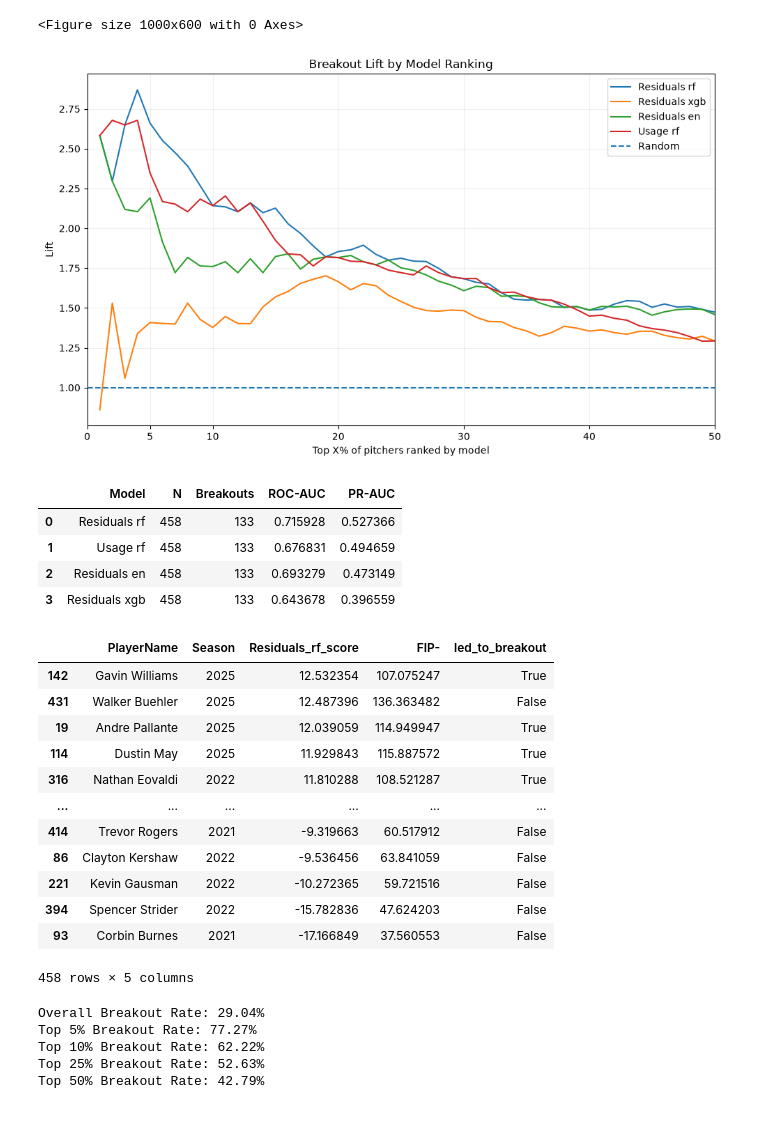
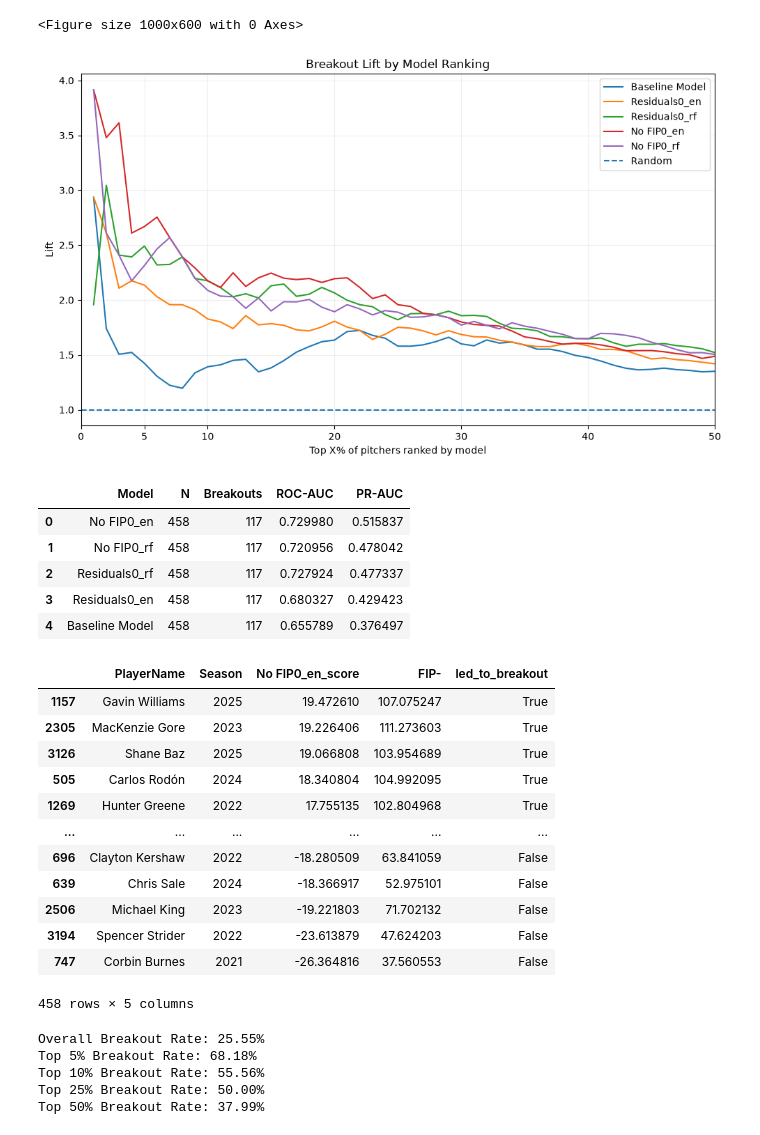
Before and after one commit to lemonannn/lppm_plus, a Jupyter notebook: example_analysis.ipynb, the cells around one changed output. Drawn from its saved outputs; the diff is of its cells as text; code cells hidden in the pictures.

Commit message:
pretty ready for write-up, just need stuff+ analysis'

```diff
--- a/example_analysis.ipynb
+++ b/example_analysis.ipynb
@@ -6,7 +7,7 @@ from single_analysis import Analysis
 pd.set_option('display.max_rows', 10)
 pd.set_option('display.max_columns', 10)
 # %%
-analysis_df = helpy.get_analysis_df(.08, 100, 3)
+analysis_df = helpy.get_analysis_df(.10, 100, 2)
 # %%
 # list of models to test effectiveness of
 training_range = (2007, 2020)
@@ -49,35 +50,36 @@ base_analysis.results_df
 # %%
-base_analysis.get_model_metrics()
+base_analysis.get_model_metrics(display_figure=True)
 # %% [output]
 <Figure size 1000x600 with 0 Axes>
-[figure, old version]
+[figure, new version]
 |  | Model | N | Breakouts | ROC-AUC | PR-AUC |
-| 0 | Residuals rf | 458 | 133 | 0.715928 | 0.527366 |
-| 1 | Usage rf | 458 | 133 | 0.676831 | 0.494659 |
-| 2 | Residuals en | 458 | 133 | 0.693279 | 0.473149 |
-| 3 | Residuals xgb | 458 | 133 | 0.643678 | 0.396559 |
+| 0 | No FIP0_en | 458 | 117 | 0.729980 | 0.515837 |
+| 1 | No FIP0_rf | 458 | 117 | 0.720956 | 0.478042 |
+| 2 | Residuals0_rf | 458 | 117 | 0.727924 | 0.477337 |
+| 3 | Residuals0_en | 458 | 117 | 0.680327 | 0.429423 |
+| 4 | Baseline Model | 458 | 117 | 0.655789 | 0.376497 |
 # %%
-base_analysis.results_df[['PlayerName', 'Season', 'Residuals_rf_score', 'FIP-', 'led_to_breakout']].sort_values('Residuals_rf_score', ascending=False)
+base_analysis.results_df[['PlayerName', 'Season', 'No FIP0_en_score', 'FIP-', 'led_to_breakout']].sort_values('No FIP0_en_score', ascending=False)
 # %% [output]
-|  | PlayerName | Season | Residuals_rf_score | FIP- | led_to_breakout |
-| 142 | Gavin Williams | 2025 | 12.532354 | 107.075247 | True |
-| 431 | Walker Buehler | 2025 | 12.487396 | 136.363482 | False |
-| 19 | Andre Pallante | 2025 | 12.039059 | 114.949947 | True |
-| 114 | Dustin May | 2025 | 11.929843 | 115.887572 | True |
-| 316 | Nathan Eovaldi | 2022 | 11.810288 | 108.521287 | True |
+|  | PlayerName | Season | No FIP0_en_score | FIP- | led_to_breakout |
+| 1157 | Gavin Williams | 2025 | 19.472610 | 107.075247 | True |
+| 2305 | MacKenzie Gore | 2023 | 19.226406 | 111.273603 | True |
+| 3126 | Shane Baz | 2025 | 19.066808 | 103.954689 | True |
+| 505 | Carlos Rodón | 2024 | 18.340804 | 104.992095 | True |
+| 1269 | Hunter Greene | 2022 | 17.755135 | 102.804968 | True |
 | ... | ... | ... | ... | ... | ... |
-| 414 | Trevor Rogers | 2021 | -9.319663 | 60.517912 | False |
-| 86 | Clayton Kershaw | 2022 | -9.536456 | 63.841059 | False |
-| 221 | Kevin Gausman | 2022 | -10.272365 | 59.721516 | False |
-| 394 | Spencer Strider | 2022 | -15.782836 | 47.624203 | False |
-| 93 | Corbin Burnes | 2021 | -17.166849 | 37.560553 | False |
+| 696 | Clayton Kershaw | 2022 | -18.280509 | 63.841059 | False |
+| 639 | Chris Sale | 2024 | -18.366917 | 52.975101 | False |
+| 2506 | Michael King | 2023 | -19.221803 | 71.702132 | False |
+| 3194 | Spencer Strider | 2022 | -23.613879 | 47.624203 | False |
+| 747 | Corbin Burnes | 2021 | -26.364816 | 37.560553 | False |
 458 rows × 5 columns
 # %%
-helpy.breakout_rate_suite(base_analysis.results_df, 'Residuals_rf_score', 'led_to_breakout')
+helpy.breakout_rate_suite(base_analysis.results_df, 'No FIP0_en_score', 'led_to_breakout')
 # %% [output]
-Overall Breakout Rate: 29.04%
-Top 5% Breakout Rate: 77.27%
-Top 10% Breakout Rate: 62.22%
-Top 25% Breakout Rate: 52.63%
-Top 50% Breakout Rate: 42.79%
+Overall Breakout Rate: 25.55%
+Top 5% Breakout Rate: 68.18%
+Top 10% Breakout Rate: 55.56%
+Top 25% Breakout Rate: 50.00%
+Top 50% Breakout Rate: 37.99%
 # %%
```
Also changed, not shown: parts of 7 cells of this notebook, 6 other files.
